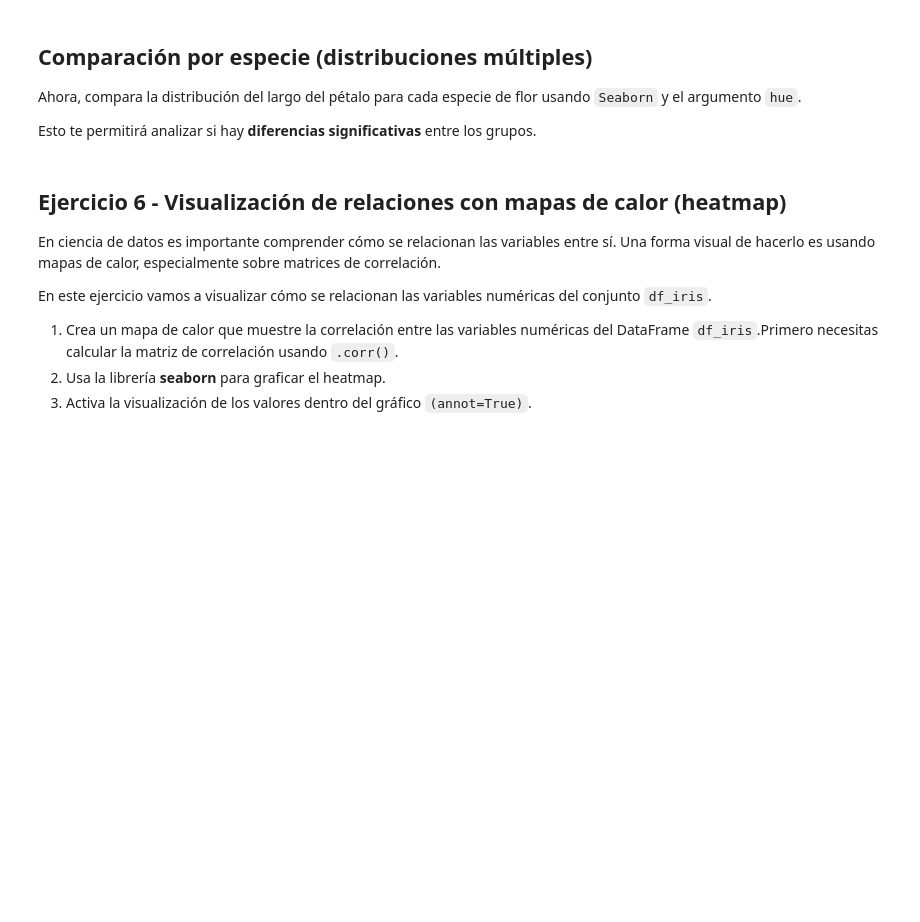
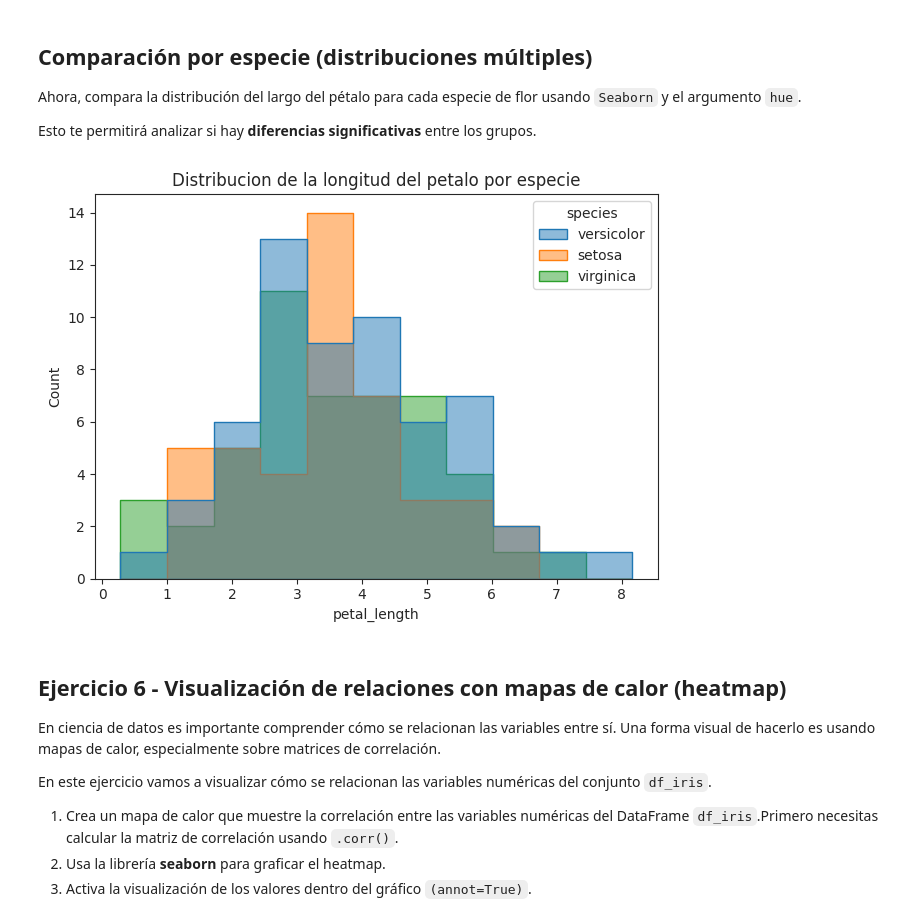
Before and after one commit to 4GeeksAcademy/agumarquez-visualization-exercises-with-matplot-and-seaborn, a Jupyter notebook: notebook/problems.es.ipynb, the cells around one changed output. Cells and saved outputs as stored; diff of their text form; code cells hidden in the pictures; blank space fills up the shorter version.

```diff
--- a/notebook/problems.es.ipynb
+++ b/notebook/problems.es.ipynb
@@ -214,3 +223,9 @@ Esto te permitirá analizar si hay **diferencias significativas** entre los grup
+# %%
+sns.histplot(data=df_iris, x='petal_length', hue='species', bins='fd', alpha=0.5, element='step')
+plt.title('Distribucion de la longitud del petalo por especie')
+plt.tight_layout(); plt.show()
+# %% [output]
+[figure, added]
 # %% [markdown]
 ## Ejercicio 6 - Visualización de relaciones con mapas de calor (heatmap)
 
```
Also changed, not shown: parts of 12 cells of this notebook.
